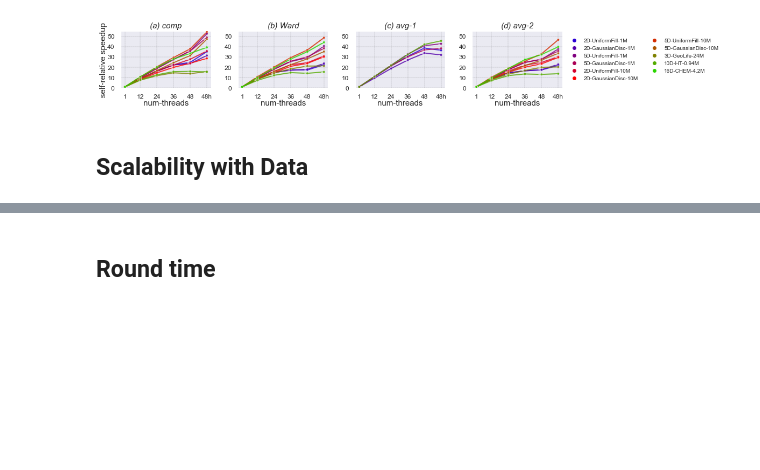
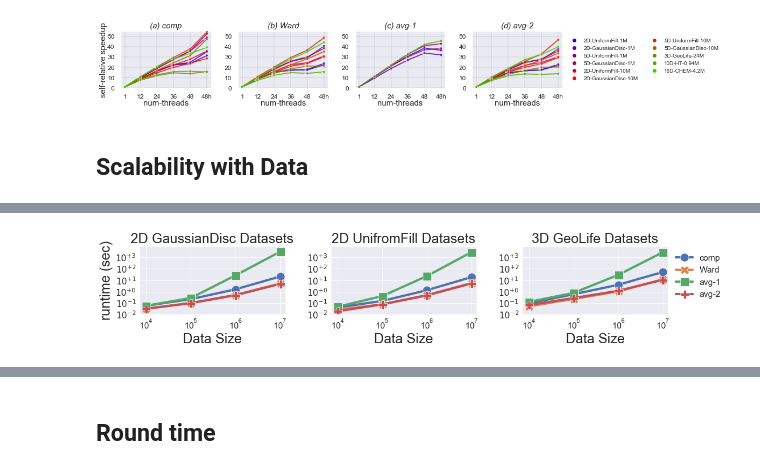
Before and after one commit to yushangdi/parChain, a Jupyter notebook: outputs/Plots2.ipynb, the cells around one changed output, grey strips where cells are left out. Saved outputs shown, nothing was run; the diff lists cells and outputs as text; code cells hidden in the pictures; blank space fills up the shorter version.

```diff
--- a/outputs/Plots2.ipynb
+++ b/outputs/Plots2.ipynb
@@ -425,8 +423,8 @@ plt.savefig("/Users/sy/Desktop/MIT/HAC/hac_paper/figures/exp_scal.pdf", bbox_inc
 # %% [markdown]
 ## Scalability with Data
 # %%
-def scalabilityData():
-    datasets = ["2D-GaussianDisc-10K", "2D-GaussianDisc-100K", "2D-GaussianDisc-1M","2D-GaussianDisc-10M"]
+def scalabilityData(datasets):
+
     sizes = [10000, 100000, 1000000,10000000]
     methods = ["complete", "ward", "avg-1", "avg-2"]
     table= []
@@ -454,0 +443,9 @@ datasets,comp,Ward,avg-1,avg-2,datasize
+# %%
+datasets = ["2D-GaussianDisc-10K", "2D-GaussianDisc-100K", "2D-GaussianDisc-1M","2D-GaussianDisc-10M"]
+expscal1 =  scalabilityData(datasets)
+# %%
+datasets = ["2D-UniformFill-10K", "2D-UniformFill-100K", "2D-UniformFill-1M","2D-UniformFill-10M"]
+expscal2 =  scalabilityData(datasets)
+# %%
+datasets = ["3D-GeoLife-10K", "3D-GeoLife-100K", "3D-GeoLife-1M","3D-GeoLife-10M"]
+expscal3 =  scalabilityData(datasets)
@@ -455 +474,61 @@ datasets,comp,Ward,avg-1,avg-2,datasize
+# %%
+def PlotDataScalability():
+    sns.set(font_scale=2)
+    fig, axs = plt.subplots(1, 3, figsize =(16,4))
+    markers = ['o','X','s','P']
+    i=0
+    for method in ["comp", "Ward", "avg-1", "avg-2"]:
+        sns.lineplot(x = 'datasize',
+                    y = method,
+                    data = expscal1,
+                    linewidth = 4,
+                    ax = axs[0], dashes=False,  marker=markers[i], markersize=15, label=method) #, palette=palette
+        sns.lineplot(x = 'datasize',
+                    y = method,
+                    data = expscal2,
+                    linewidth = 4,
+                    ax = axs[1], dashes=False,  marker=markers[i], markersize=15, label=method)
+        sns.lineplot(x = 'datasize',
+                    y = method,
+                    data = expscal3,
+                    linewidth = 4,
+                    ax = axs[2], dashes=False,  marker=markers[i], markersize=15, label=method)
+        i=i+1
+    for ax in axs:
+        ax.tick_params(axis='both', which='major', labelsize=25)
+
+        ax.tick_params(pad = 0)
+        for l in ax.yaxis.get_ticklabels():
+            l.set_fontsize(15)
+        for l in ax.xaxis.get_ticklabels():
+            l.set_fontsize(15)
+
+
+        ax.set_xlabel("Data Size")
+        ax.set_yscale("log")
+        ax.set_xscale("log")
+        ax.set_xlim( (1e4*0.7,1e7*1.3))
+        ax.set_xticks([1e4, 1e5, 1e6, 1e7])
+        yticks = [ 0.01, 0.1,1, 10, 100, 1e3]
+        ax.set_yticks(yticks)
+        ax.set_yticklabels(["$10^{%s}$" % ("{0:+0.0f}".format(i)) for i in np.log10(yticks)])
+        ax.set_ylim( (0.01,9000))
+
+    axs[0].set_ylabel("runtime (sec)")
+    axs[1].set_ylabel("")
+    axs[2].set_ylabel("")
+    axs[0].set_title("2D GaussianDisc Datasets")
+    axs[1].set_title("2D UnifromFill Datasets")
+    axs[2].set_title("3D GeoLife Datasets")
+    axs[2].legend( bbox_to_anchor=([1, 1]),fontsize=15)
+    axs[0].legend().set_visible(False)
+    axs[1].legend().set_visible(False)
+    plt.tight_layout()
+    plt.subplots_adjust(top=0.7)
+
+    plt.savefig("/Users/sy/Desktop/MIT/HAC/hac_paper/revision/figures/exp_scal_data.pdf", bbox_inches = 'tight', pad_inches = 0.1)
+
+PlotDataScalability()
+# %% [output]
+[figure, added]
 # %%
```
Also changed, not shown: parts of 23 cells of this notebook, 2 other files.
